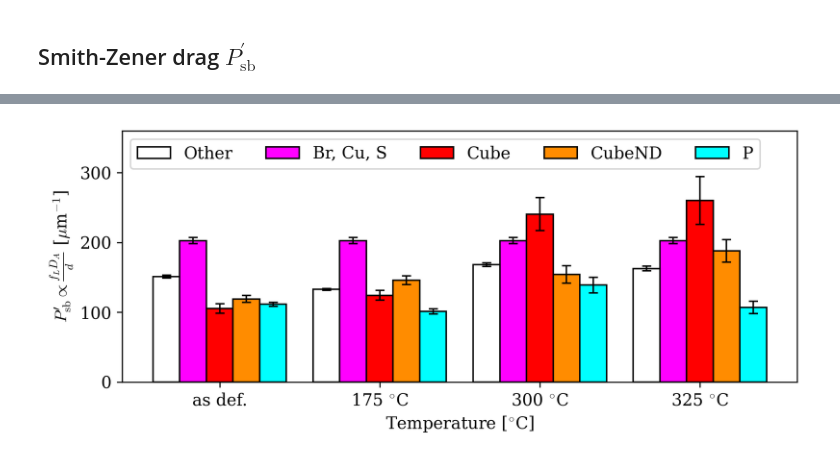
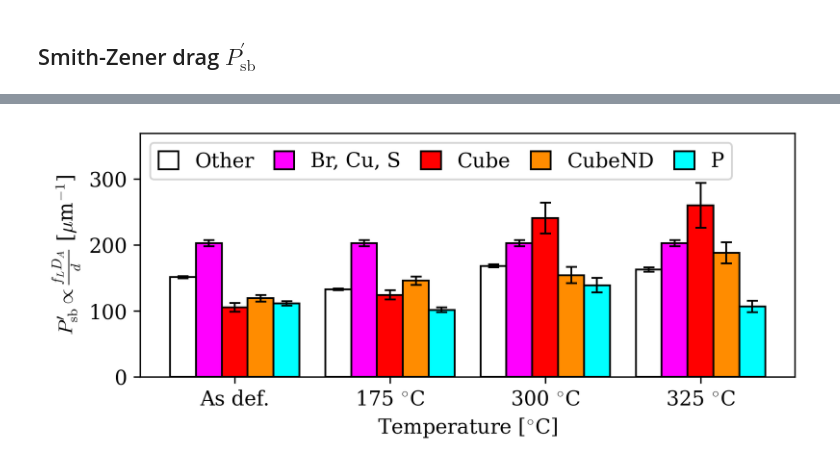
Before and after one commit to hakonanes/p-texture-al-mn-alloys, a Jupyter notebook: notebooks/generate_figures_for_paper.ipynb, the cells around one changed output, grey strips where cells are left out. Drawn from its saved outputs; the diff is of its cells as text; code cells hidden in the pictures.

```diff
--- a/notebooks/generate_figures_for_paper.ipynb
+++ b/notebooks/generate_figures_for_paper.ipynb
@@ -83,7 +84,7 @@ dispersoid_threshold = 0.24  # um
 constituent_threshold = 0.8  # um
 
 # Variables for plotting
-titles = ["as def.", r"175 $^{\circ}$C", r"300 $^{\circ}$C", r"325 $^{\circ}$C"]
+titles = ["As def.", r"175 $^{\circ}$C", r"300 $^{\circ}$C", r"325 $^{\circ}$C"]
 identifier = ["0s", "175c", "300c", "325c"]
 # %% [markdown]
 ## Recrystallization kinetics and overall texture
@@ -1616,7 +1394,8 @@ x = np.arange(len(grain_stats))
 bar_width = 1 / 6
 bar_kw = dict(width=bar_width, ec="k")
 
-fig, ax = plt.subplots(figsize=(8, 3))
+fig_ratio = 0.8
+fig, ax = plt.subplots(figsize=(fig_ratio * 8, fig_ratio * 3))
 h1 = ax.bar(
     x - bar_width,
     np.mean([pinning_stats.p_sz_prop_br, pinning_stats.p_sz_prop_cu, pinning_stats.p_sz_prop_s]),
@@ -1626,32 +1405,37 @@ h1 = ax.bar(
     capsize=3,
     **bar_kw
 )
 handles = [h1,]
 for w, name, c in zip(
     [-2 * bar_width, 0, bar_width, 2 * bar_width],
     [comp_names[0],] + comp_names[4:7],
     [comp_colors[0],] + comp_colors[4:7],
 ):
     hi = ax.bar(
         x + w,
         pinning_stats[f"p_sz_prop_{name.lower()}"],
         yerr=pinning_stats[f"p_delta_{name.lower()}"],
         capsize=3,
         label=name,
         color=c,
         **bar_kw
     )
     handles.append(hi)
 ax.set_xticks(x)
 ax.set_xticklabels(titles)
 ax.set_xlabel("Temperature [$^{\circ}$C]")
 ax.set_ylabel(r"$P_{\mathrm{sb}}' \propto \frac{f_L D_A}{d}$ [$\mu$m$^{-1}$]")
 ax.legend(
     handles=[handles[1], handles[0]] + handles[2:],
     labels=[comp_names[0], comp_name_def] + comp_names[4:7],
     ncol=5,
     loc="upper left",
+    columnspacing=1,
+    handleheight=1,
+    handlelength=1
 )
-ax.set_ylim(0, 360);
+ax.set_ylim(0, 370)
+
+fig.savefig(os.path.join(dir_article, "smith_zener_drag/smith_zener_drag.pdf"), **savefig_kw)
 # %% [output]
-[figure, old version]
+[figure, new version]
```
Also changed, not shown: parts of 19 cells of this notebook.
